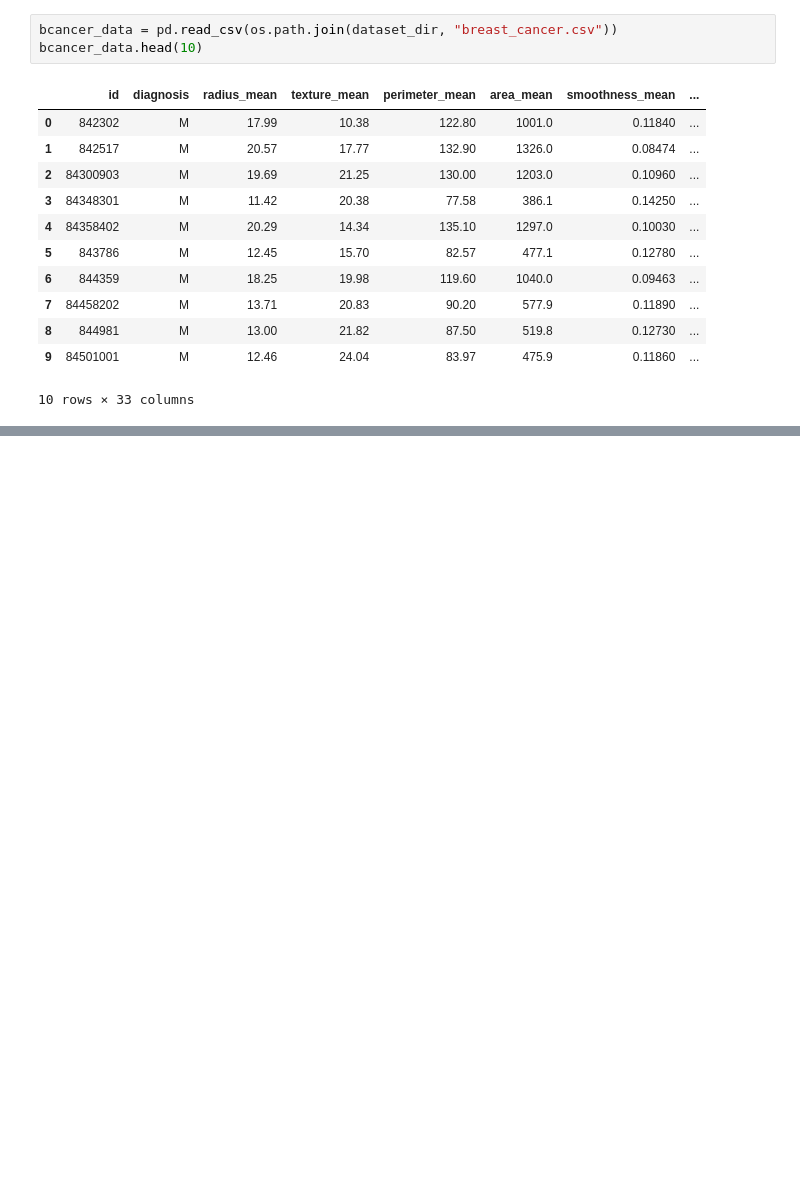
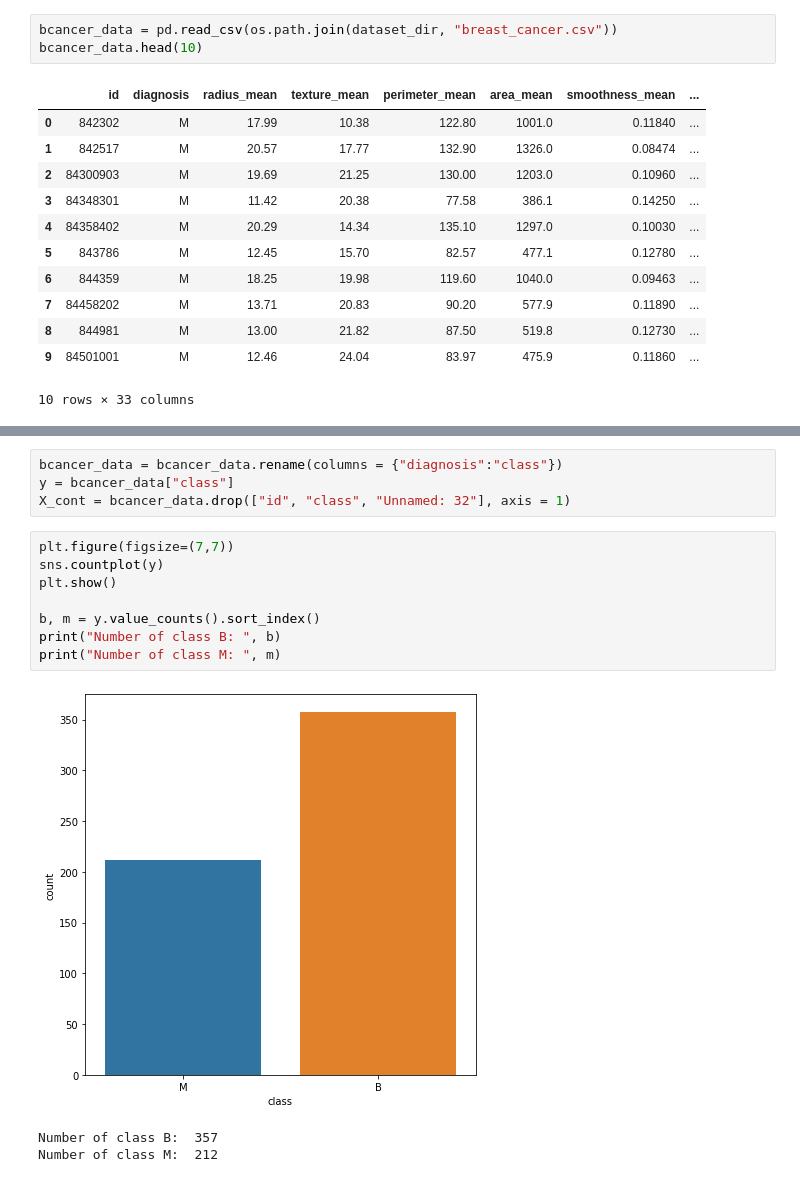
Before and after one commit to suryaParyanta/CZ4032-Rule_Based_Classifier, a Jupyter notebook: notebooks/data_preprocessing.ipynb, the cells around one changed output, grey strips where cells are left out. Cells and saved outputs as stored; diff of their text form; blank space fills up the shorter version.

```diff
--- a/notebooks/data_preprocessing.ipynb
+++ b/notebooks/data_preprocessing.ipynb
@@ -382,0 +391,16 @@ bcancer_data.head(10)
+# %%
+bcancer_data = bcancer_data.rename(columns = {"diagnosis":"class"})
+y = bcancer_data["class"]
+X_cont = bcancer_data.drop(["id", "class", "Unnamed: 32"], axis = 1)
+# %%
+plt.figure(figsize=(7,7))
+sns.countplot(y)
+plt.show()
+
+b, m = y.value_counts().sort_index()
+print("Number of class B: ", b)
+print("Number of class M: ", m)
+# %% [output]
+[figure, added]
+Number of class B:  357
+Number of class M:  212
```
Also changed, not shown: parts of 7 cells of this notebook, 1 other file.
